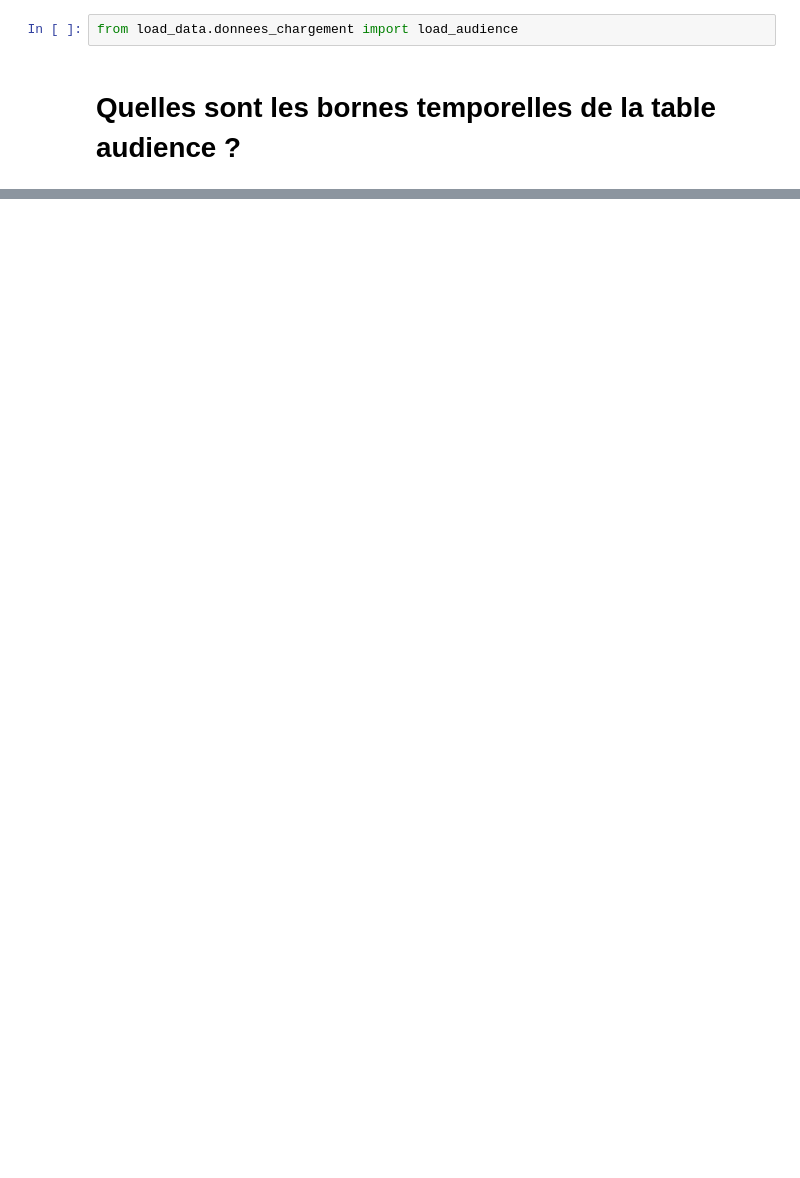
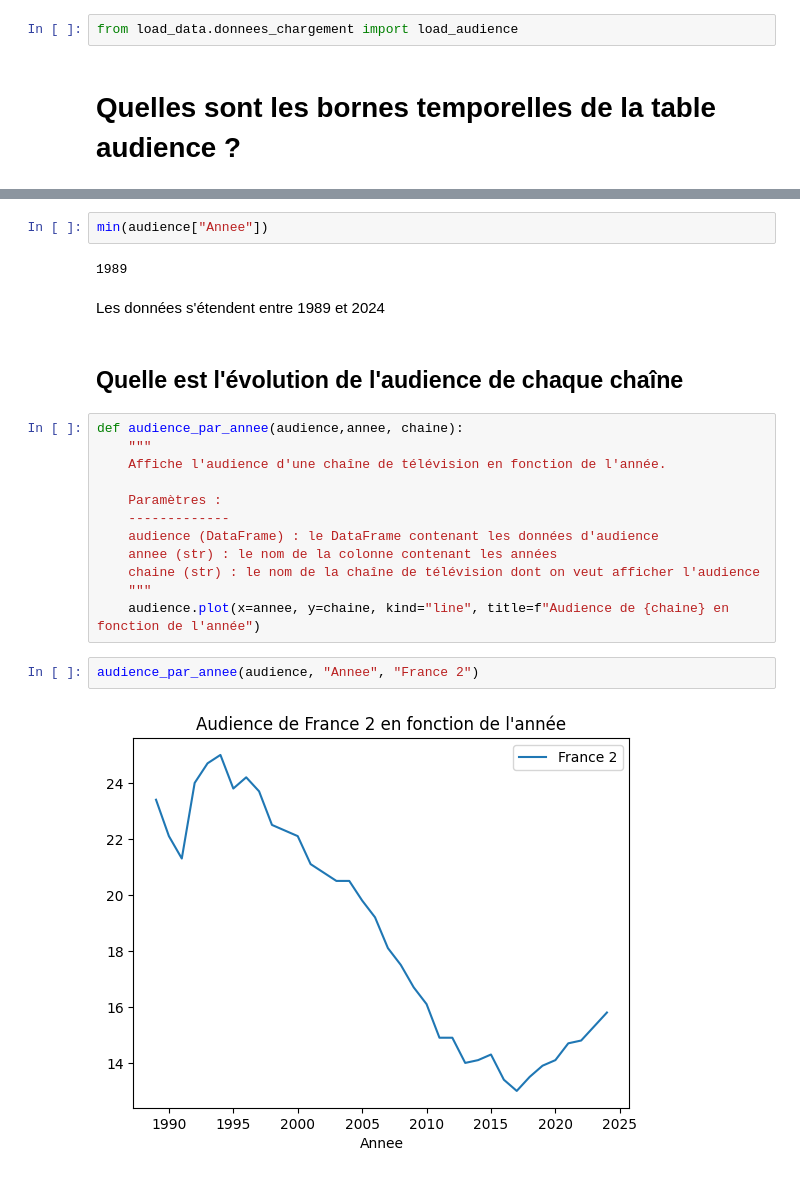
Before and after one commit to Gstrems/Projet_python_2A, a Jupyter notebook: Analyse_exploratoire_audience.ipynb, the cells around one changed output, grey strips where cells are left out. Drawn from its saved outputs; the diff is of its cells as text; blank space fills up the shorter version.

```diff
--- a/Analyse_exploratoire_audience.ipynb
+++ b/Analyse_exploratoire_audience.ipynb
@@ -19,0 +19,24 @@ TypeError: '>' not supported between instances of 'str' and 'int'
+# %%
+min(audience["Annee"])
+# %% [output]
+1989
+# %% [markdown]
+Les données s'étendent entre 1989 et 2024
+# %% [markdown]
+## Quelle est l'évolution de l'audience de chaque chaîne
+# %%
+def audience_par_annee(audience,annee, chaine):
+    """
+    Affiche l'audience d'une chaîne de télévision en fonction de l'année.
+
+    Paramètres :
+    -------------
+    audience (DataFrame) : le DataFrame contenant les données d'audience
+    annee (str) : le nom de la colonne contenant les années
+    chaine (str) : le nom de la chaîne de télévision dont on veut afficher l'audience
+    """
+    audience.plot(x=annee, y=chaine, kind="line", title=f"Audience de {chaine} en fonction de l'année")
+# %%
+audience_par_annee(audience, "Annee", "France 2")
+# %% [output]
+[figure, added]
```
Also changed, not shown: parts of 4 cells of this notebook, 2 other files.
